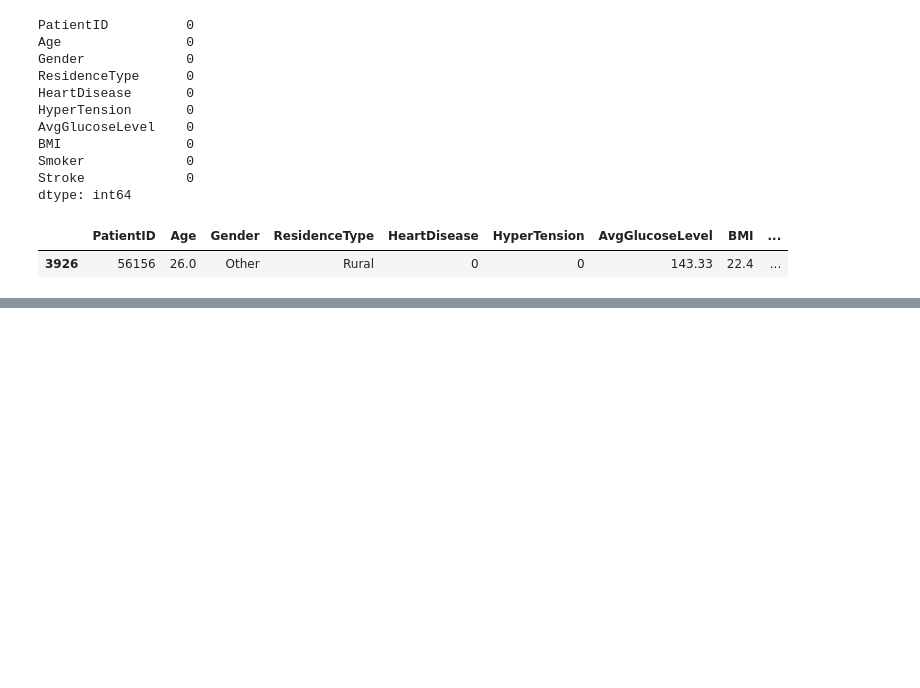
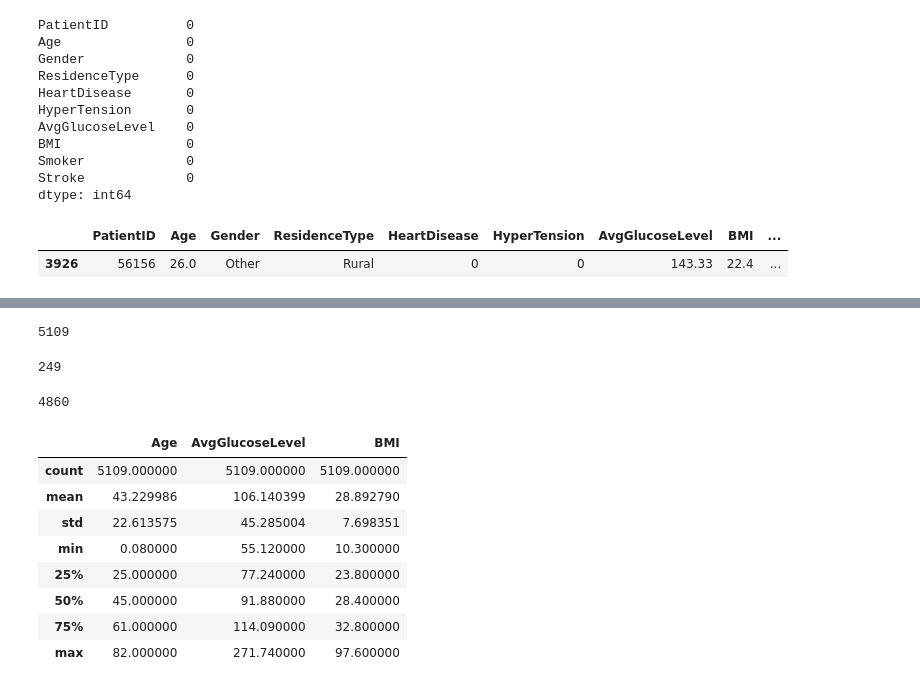
Before and after one commit to ritabanm-99/EAS-503-Final_Project, a Jupyter notebook: project_code.ipynb, the cells around one changed output, grey strips where cells are left out. Cells and saved outputs as stored; diff of their text form; code cells hidden in the pictures; blank space fills up the shorter version.

```diff
--- a/project_code.ipynb
+++ b/project_code.ipynb
@@ -253,0 +262,25 @@ data.to_csv("processed_data.csv", index = False)
+# %%
+# Find size of entire dataset
+np.shape(data)[0]
+# Find how many had strokes
+np.shape(data.loc[data["Stroke"] == 1])[0]
+
+# number of non-strokes is 5109 - 249
+np.shape(data)[0] - np.shape(data.loc[data["Stroke"] == 1])[0]
+# %% [output]
+5109
+249
+4860
+# %%
+# Basic descriptive statistics of Age, AvgGlucoseLevel and BMI; entire dataset
+data.describe().drop(columns = "PatientID")[["Age", "AvgGlucoseLevel", "BMI"]]
+# %% [output]
+|  | Age | AvgGlucoseLevel | BMI |
+| count | 5109.000000 | 5109.000000 | 5109.000000 |
+| mean | 43.229986 | 106.140399 | 28.892790 |
+| std | 22.613575 | 45.285004 | 7.698351 |
+| min | 0.080000 | 55.120000 | 10.300000 |
+| 25% | 25.000000 | 77.240000 | 23.800000 |
+| 50% | 45.000000 | 91.880000 | 28.400000 |
+| 75% | 61.000000 | 114.090000 | 32.800000 |
+| max | 82.000000 | 271.740000 | 97.600000 |
```
Also changed, not shown: parts of 16 cells of this notebook.
